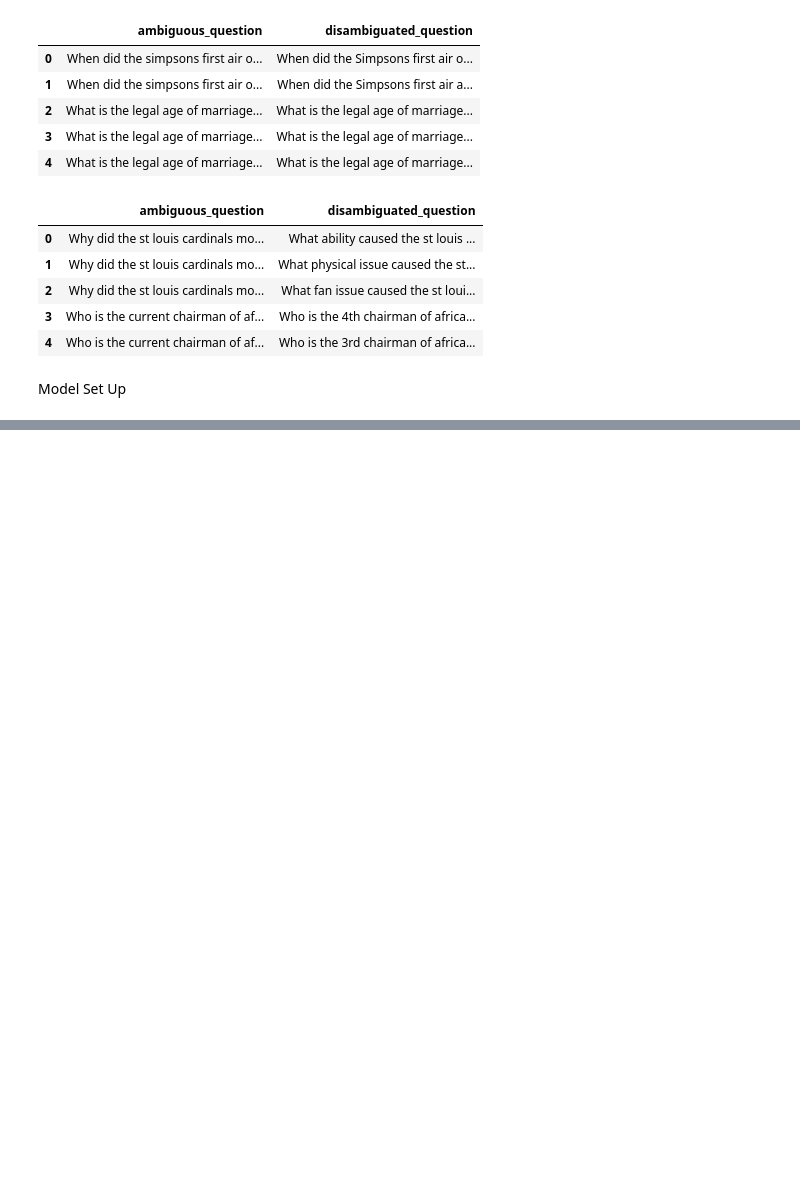
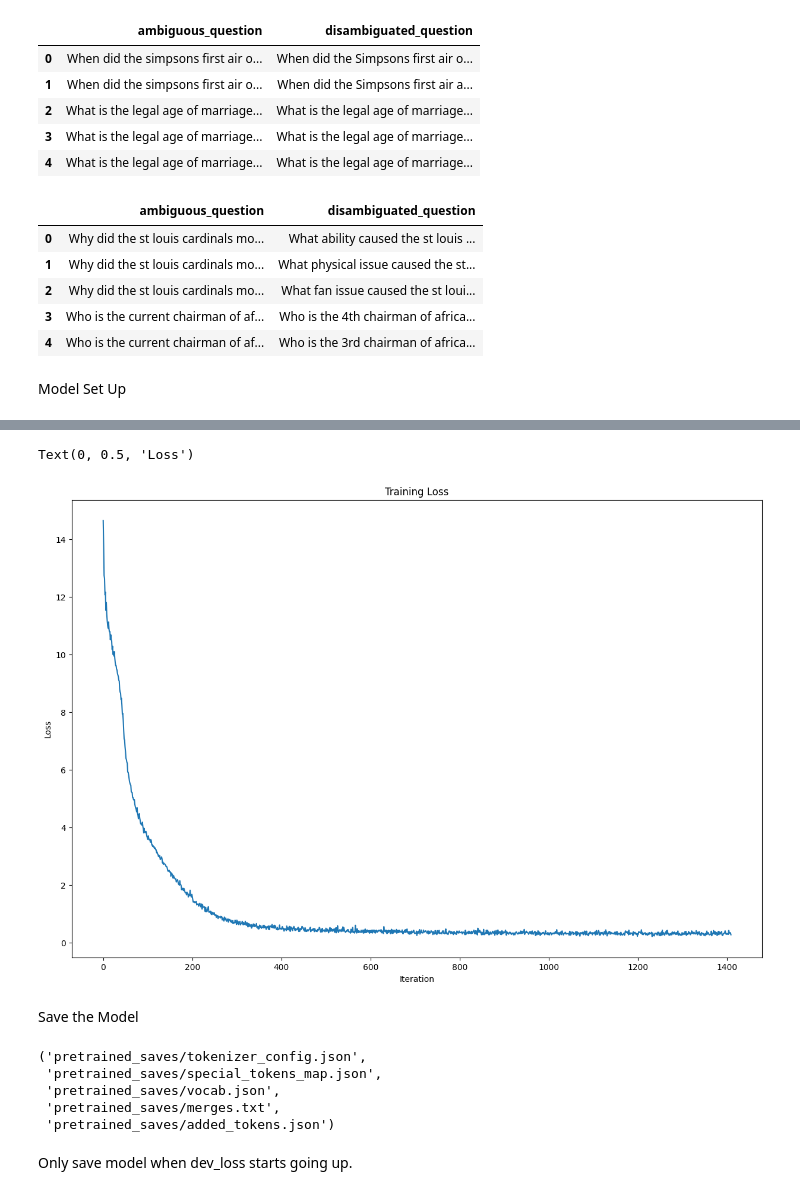
Before and after one commit to tmsavage/LGEN_Ambiguous_Queries, a Jupyter notebook: models/BART_FineTune.ipynb, the cells around one changed output, grey strips where cells are left out. Cells and saved outputs as stored; diff of their text form; code cells hidden in the pictures; blank space fills up the shorter version.

Commit message:
Complete first fine-tune of BART-base model

```diff
--- a/models/BART_FineTune.ipynb
+++ b/models/BART_FineTune.ipynb
@@ -49,6 +51,8 @@ df_dev.head()
 # %% [markdown]
 Model Set Up
 # %%
-tokenizer = BartTokenizer.from_pretrained('facebook/bart-large')
+tokenizer = BartTokenizer.from_pretrained('facebook/bart-base')
 # Load pre-trained model
-model = BartForConditionalGeneration.from_pretrained('facebook/bart-large')
+model = BartForConditionalGeneration.from_pretrained('facebook/bart-base')
+# move the model to the GPU
+model.to('cuda')
@@ -61,0 +111,24 @@ targets = tokenizer(targets_train, padding=True, truncation=True, return_tensors
+# %%
+# load pre-trained BART-Large model for fine-tuning
+epochs = 2
+# model = BartForConditionalGeneration.from_pretrained('facebook/bart-large')
+
+optimizer = AdamW(model.parameters(), lr=1e-5, eps=1e-8)
+
+training_loss = []
+# training loop
+model.train() # put model in train mode
+for epoch in range(epochs):
+    for batch in loader:
+        optimizer.zero_grad()
+        input_ids = batch['input_ids'].to('cuda')
+        attention_mask = batch['attention_mask'].to('cuda')
+        resultings = batch['labels'].to('cuda')
+
+        outputs = model(input_ids=input_ids, attention_mask=attention_mask, labels=resultings)
+        loss = outputs.loss
+        training_loss.append(loss)
+        loss.backward()
+        optimizer.step()
+
+        print(f"Epoch: {epoch}, Loss: {loss.item()}")
@@ -61,0 +153,24 @@ targets = tokenizer(targets_train, padding=True, truncation=True, return_tensors
+# %%
+cpu_training_loss = [loss_item.item() for loss_item in training_loss]
+
+plt.figure(figsize=(15, 10))
+plt.title("Training Loss")
+plt.plot(cpu_training_loss, label="Training")
+plt.xlabel("Iteration")
+plt.ylabel("Loss")
+# %% [output]
+Text(0, 0.5, 'Loss')
+[figure, added]
+# %% [markdown]
+Save the Model
+# %%
+model.save_pretrained('pretrained_saves')
+tokenizer.save_pretrained('pretrained_saves')
+# %% [output]
+('pretrained_saves/tokenizer_config.json',
+ 'pretrained_saves/special_tokens_map.json',
+ 'pretrained_saves/vocab.json',
+ 'pretrained_saves/merges.txt',
+ 'pretrained_saves/added_tokens.json')
+# %% [markdown]
+Only save model when dev_loss starts going up.
```
Also changed, not shown: parts of 8 cells of this notebook.
